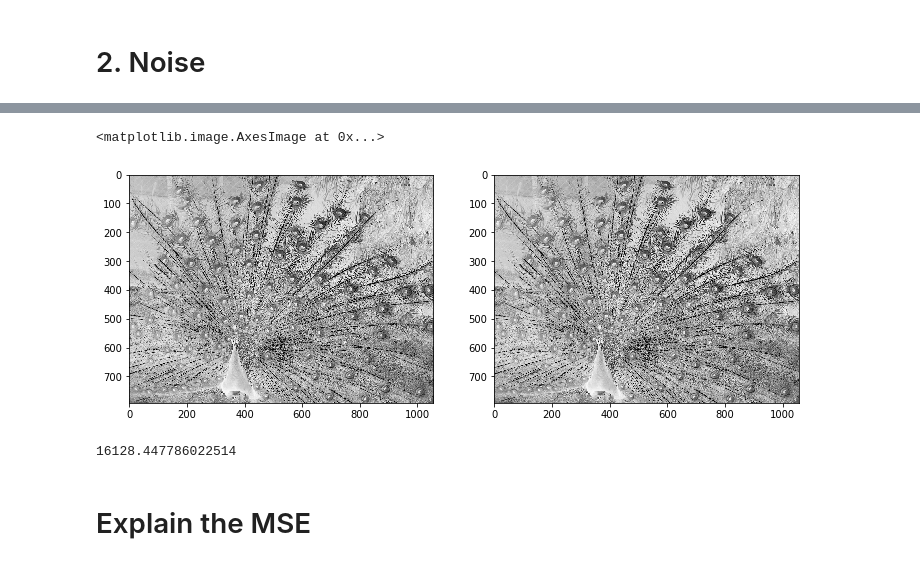
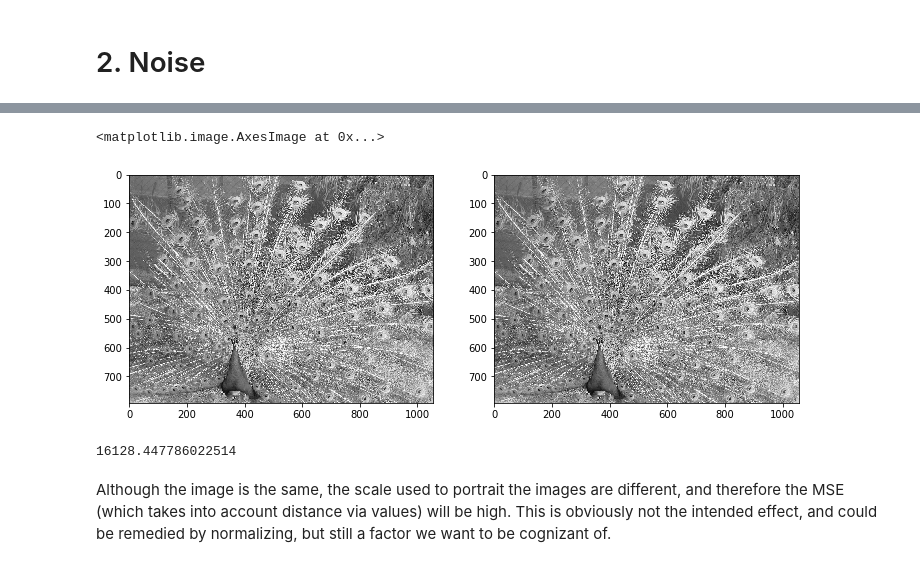
Before and after one commit to kensekense/unige-spring-2020, a Jupyter notebook: privacy/tp1/TP1.ipynb, the cells around one changed output, grey strips where cells are left out. Saved outputs shown, nothing was run; the diff lists cells and outputs as text; code cells hidden in the pictures.

```diff
--- a/privacy/tp1/TP1.ipynb
+++ b/privacy/tp1/TP1.ipynb
@@ -110,19 +123,19 @@ def MSE (x, y):
 # %%
 #read in a new copy of peacock
 peacock_NEW = cv2.imread("./peacock.jpg", 0) #peacock but NEW
 peacock_NEW_db = cv2.normalize(peacock_NEW.astype(float), None, 0.0, 1.0, cv2.NORM_MINMAX) #peacock but double
 f, ax = plt.subplots(1,2, figsize=(12,24))
-ax[0].imshow(peacock_NEW, cmap="Greys")
-ax[1].imshow(peacock_NEW_db, cmap="Greys")
+ax[0].imshow(peacock_NEW, cmap="Greys_r")
+ax[1].imshow(peacock_NEW_db, cmap="Greys_r")
 # %% [output]
 <matplotlib.image.AxesImage at 0x...>
-[figure, old version]
+[figure, new version]
 # %%
 MSE(peacock_NEW, peacock_NEW_db) #"same" image but very high MSE!!
 # %% [output]
 16128.447786022514
-# %% [markdown]
-# Explain the MSE
+# %% [markdown]
+Although the image is the same, the scale used to portrait the images are different, and therefore the MSE (which takes into account distance via values) will be high. This is obviously not the intended effect, and could be remedied by normalizing, but still a factor we want to be cognizant of.
 # %%
 def PSNR (x, y, a):
     z = (a**2)/MSE(x,y)
```
Also changed, not shown: parts of 36 cells of this notebook, 2 other files.
